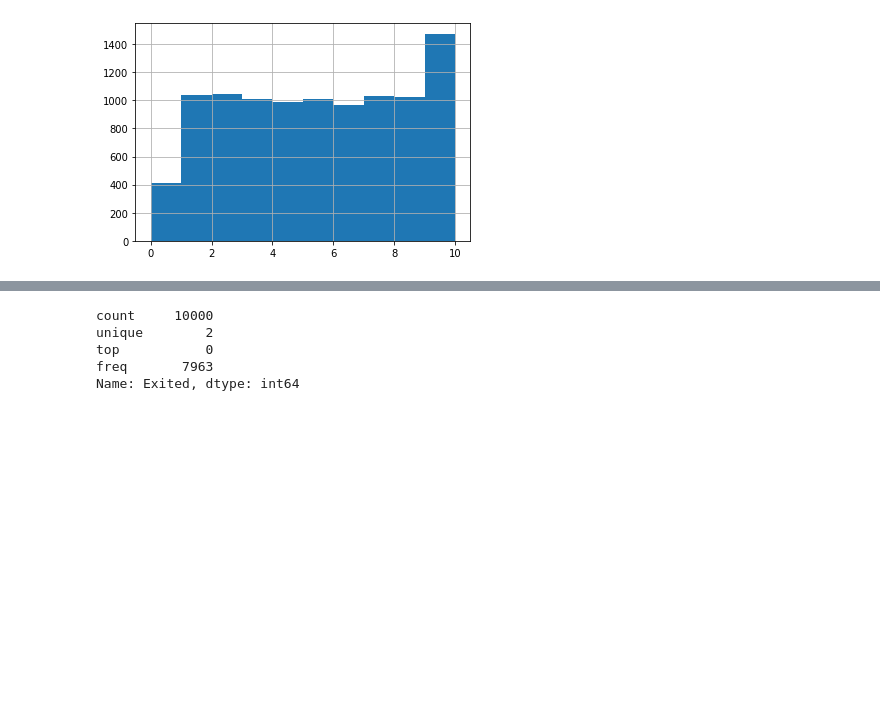
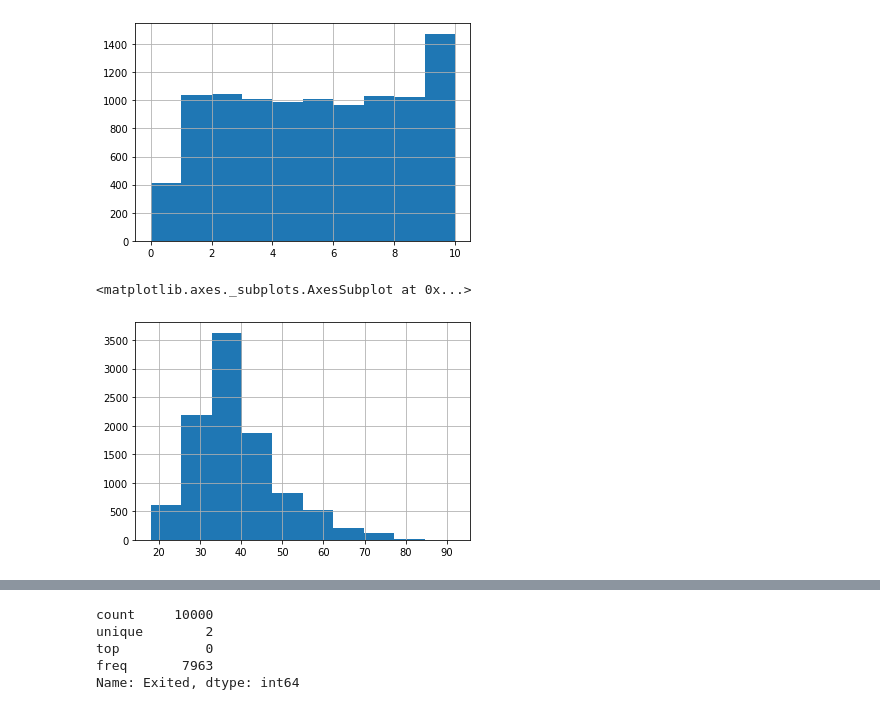
Before and after one commit to Metafiz/ml-base-2020, a Jupyter notebook: Python/bank-customers-churn-prediction.ipynb, the cells around one changed output, grey strips where cells are left out. Drawn from its saved outputs; the diff is of its cells as text; code cells hidden in the pictures; blank space fills up the shorter version.

```diff
--- a/Python/bank-customers-churn-prediction.ipynb
+++ b/Python/bank-customers-churn-prediction.ipynb
@@ -83,5 +91,10 @@ df.Tenure.hist()
 # %% [output]
 <matplotlib.axes._subplots.AxesSubplot at 0x...>
 [figure]
+# %%
+df.Age.hist()
+# %% [output]
+<matplotlib.axes._subplots.AxesSubplot at 0x...>
+[figure, added]
 # %%
 df.Exited = df.Exited.astype('category')
```
Also changed, not shown: parts of 44 cells of this notebook.
